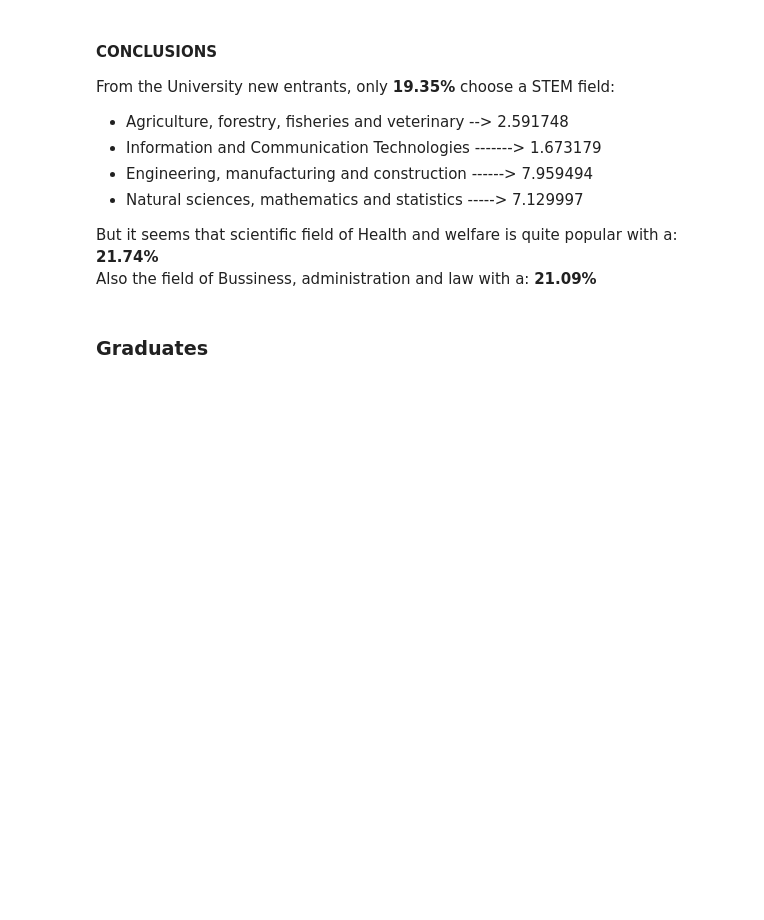
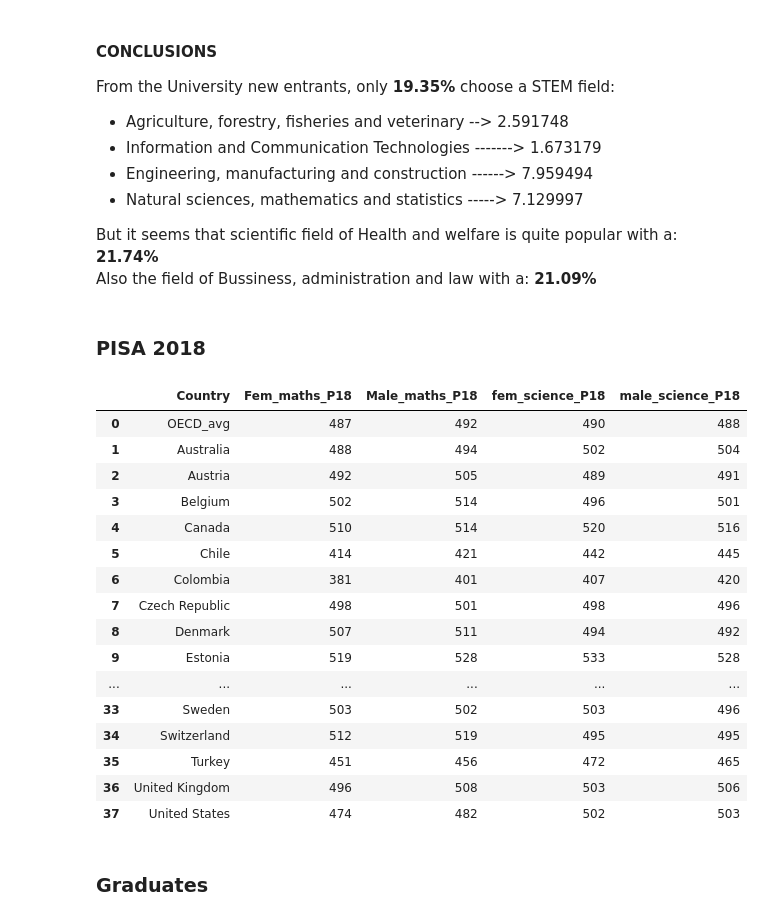
Before and after one commit to ta-data-bcn/Project-Week-5-Your-Own-Project, a Jupyter notebook: your-project/Data cleaning.ipynb, the cells around one changed output. Drawn from its saved outputs; the diff is of its cells as text; code cells hidden in the pictures; blank space fills up the shorter version.

```diff
--- a/your-project/Data cleaning.ipynb
+++ b/your-project/Data cleaning.ipynb
@@ -572,6 +572,30 @@ From the University new entrants, only **19.35%** choose a STEM field:
 But it seems that scientific field of Health and welfare is quite popular with a: **21.74%**
 <br>
 Also the field of Bussiness, administration and law with a: **21.09%**
+# %% [markdown]
+### PISA 2018
+# %%
+pisa = pd.read_csv ('data/PISA_maths_science_2018.csv',sep=';')
+# %%
+pisa
+# %% [output]
+|  | Country | Fem_maths_P18 | Male_maths_P18 | fem_science_P18 | male_science_P18 |
+| 0 | OECD_avg | 487 | 492 | 490 | 488 |
+| 1 | Australia | 488 | 494 | 502 | 504 |
+| 2 | Austria | 492 | 505 | 489 | 491 |
+| 3 | Belgium | 502 | 514 | 496 | 501 |
+| 4 | Canada | 510 | 514 | 520 | 516 |
+| 5 | Chile | 414 | 421 | 442 | 445 |
+| 6 | Colombia | 381 | 401 | 407 | 420 |
+| 7 | Czech Republic | 498 | 501 | 498 | 496 |
+| 8 | Denmark | 507 | 511 | 494 | 492 |
+| 9 | Estonia | 519 | 528 | 533 | 528 |
+| ... | ... | ... | ... | ... | ... |
+| 33 | Sweden | 503 | 502 | 503 | 496 |
+| 34 | Switzerland | 512 | 519 | 495 | 495 |
+| 35 | Turkey | 451 | 456 | 472 | 465 |
+| 36 | United Kingdom | 496 | 508 | 503 | 506 |
+| 37 | United States | 474 | 482 | 502 | 503 |
 # %% [markdown]
 ### Graduates
 # %%
```
Also changed, not shown: parts of 10 cells of this notebook, 3 other files.
